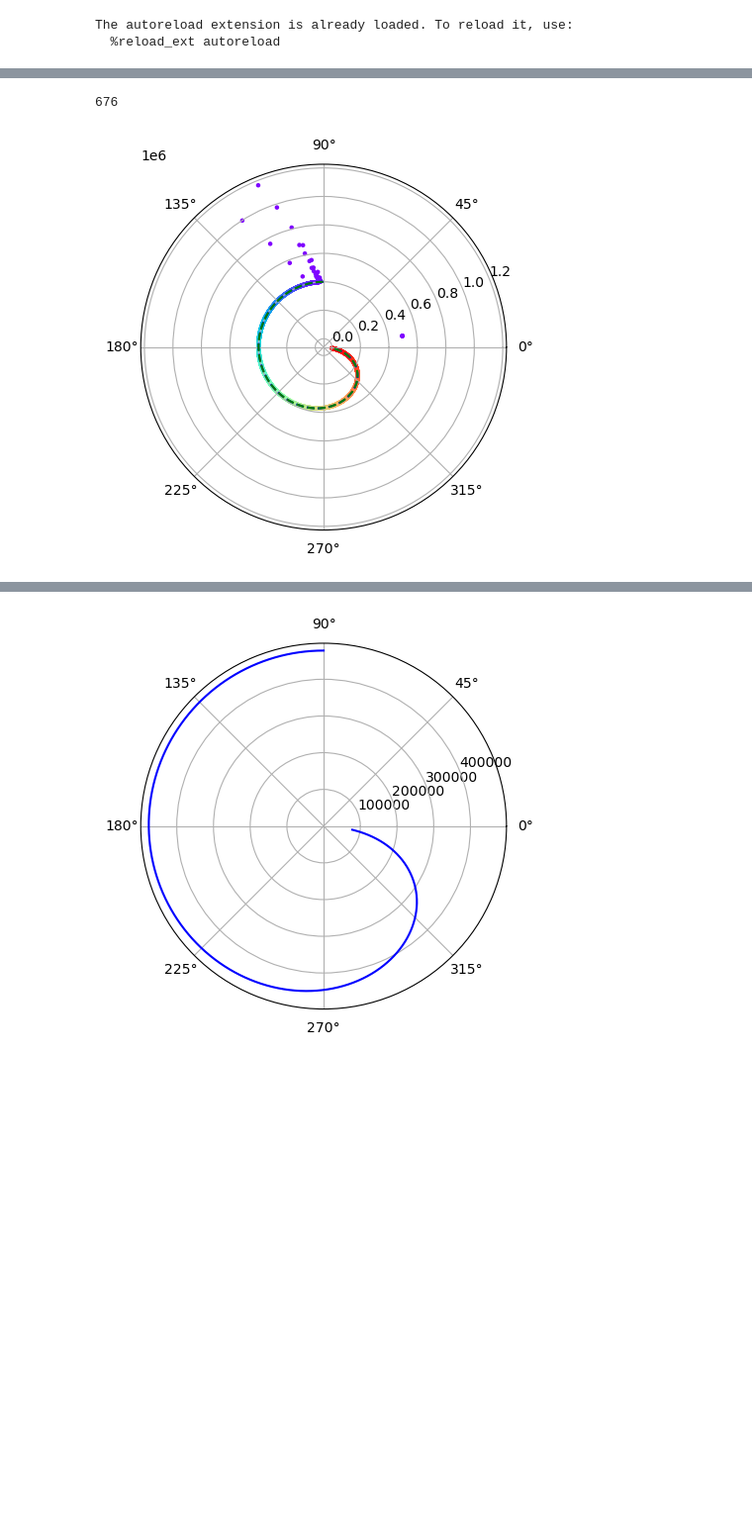
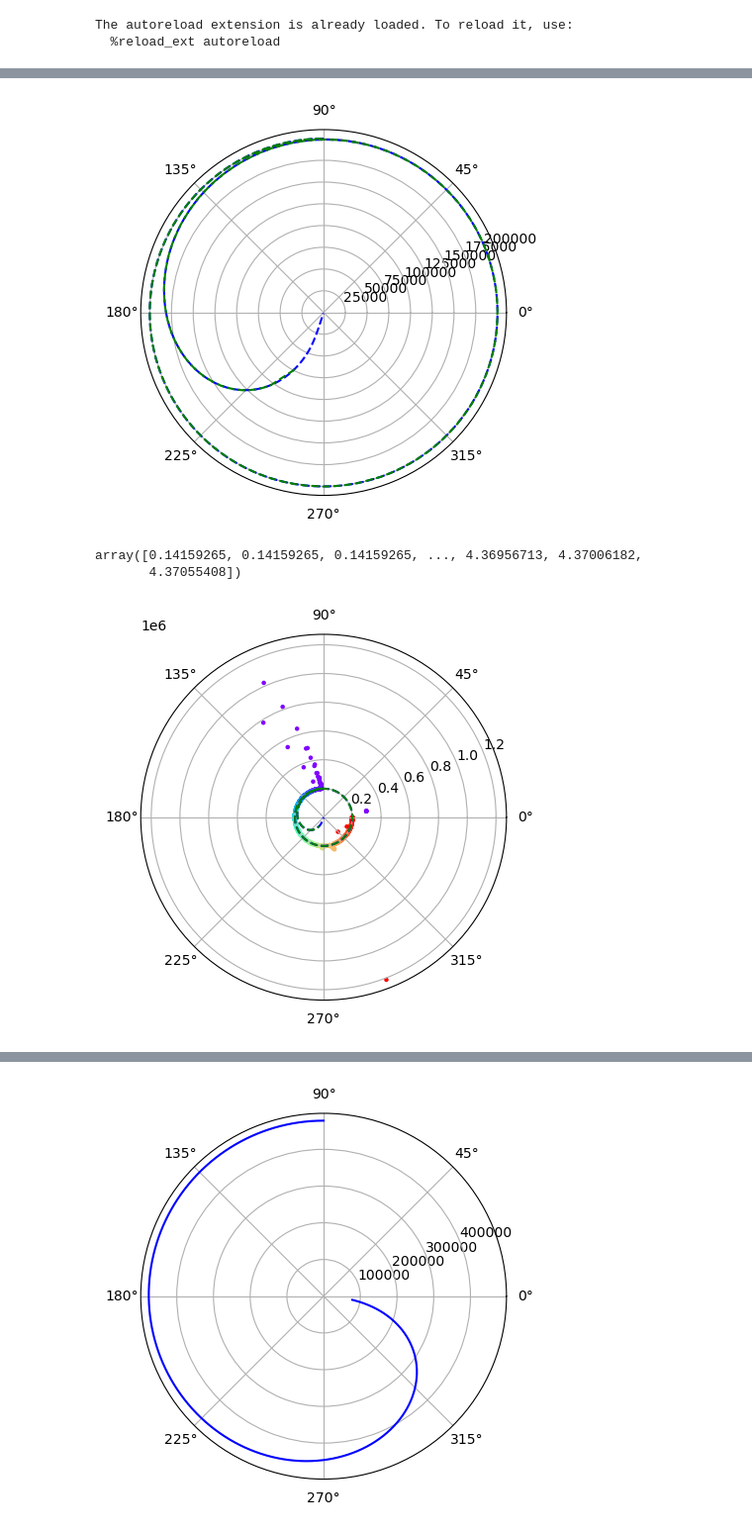
Before and after one commit to Tiangong-PMSC-Group/Satellite-Project, a Jupyter notebook: main_tests.ipynb, the cells around one changed output, grey strips where cells are left out. Shown at 99% size. Cells and saved outputs as stored; diff of their text form; code cells hidden in the pictures; blank space fills up the shorter version.

```diff
--- a/main_tests.ipynb
+++ b/main_tests.ipynb
@@ -170,7 +167,30 @@ R3 = R3 - 6378136.6
+# %%
+radar_states_satellite_cord
+
+R3, rad3 = np.array(radar_states_satellite_cord[1:]).T
+R3 = R3 - 6378136.6
+
+import numpy as np
+import matplotlib.pyplot as plt
+import mpl_toolkits.mplot3d.axes3d as axes3d
+
+
+fig, ax = plt.subplots(subplot_kw={'projection': 'polar'})
+
+colors = plt.cm.rainbow(np.linspace(0, 1, len(R2[:3988])))
+
+ax.plot(rad, R, c='b', linestyle="dashed")
+ax.plot(rad3, R3, c='g', linestyle="dashed")
+
+plt.show()
+# %% [output]
+[figure, added]
 # %%
 len(radar_states_satellite_cord)
+rad2
 # %% [output]
-676
+array([0.14159265, 0.14159265, 0.14159265, ..., 4.36956713, 4.37006182,
+       4.37055408])
 # %%
 import numpy as np
 import matplotlib.pyplot as plt
@@ -179,15 +199,15 @@ import mpl_toolkits.mplot3d.axes3d as axes3d
 
 fig, ax = plt.subplots(subplot_kw={'projection': 'polar'})
 
-colors = plt.cm.rainbow(np.linspace(0, 1, len(R2)))
+colors = plt.cm.rainbow(np.linspace(0, 1, len(R2[:3988])))
 
 ax.plot(rad, R, c='b', linestyle="dashed")
-ax.scatter(rad2, R2, c=colors, s=5)
+ax.scatter(rad2[:3988], R2[:3988], c=colors, s=5)
 ax.plot(rad3, R3, c='g', linestyle="dashed")
 
 plt.show()
 # %% [output]
-[figure, old version]
+[figure, new version]
 # %%
 predicted_states_satellite_cord
 # %% [output]
```
Also changed, not shown: parts of 13 cells of this notebook, 2 other files.
